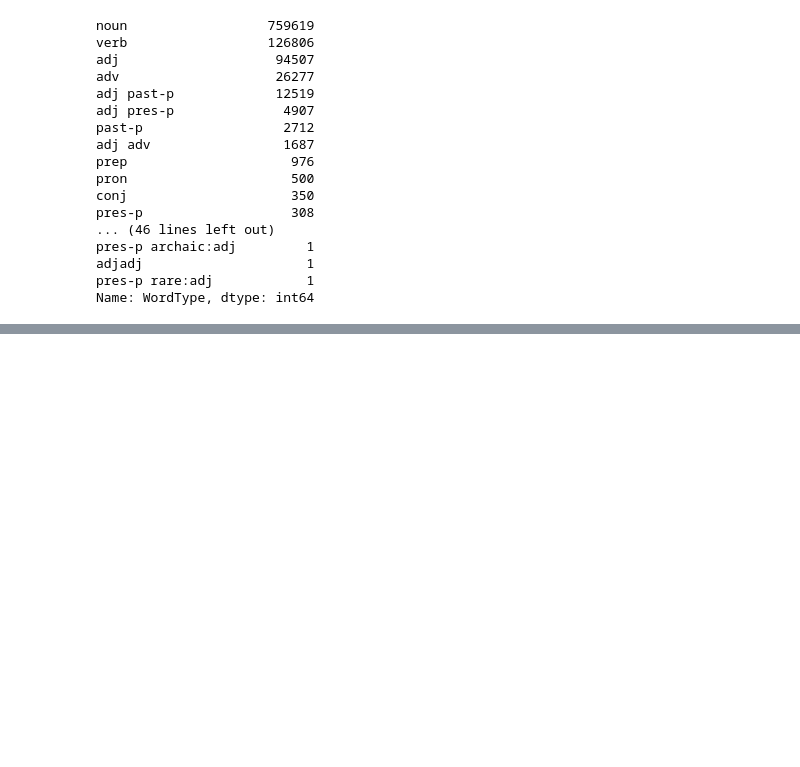
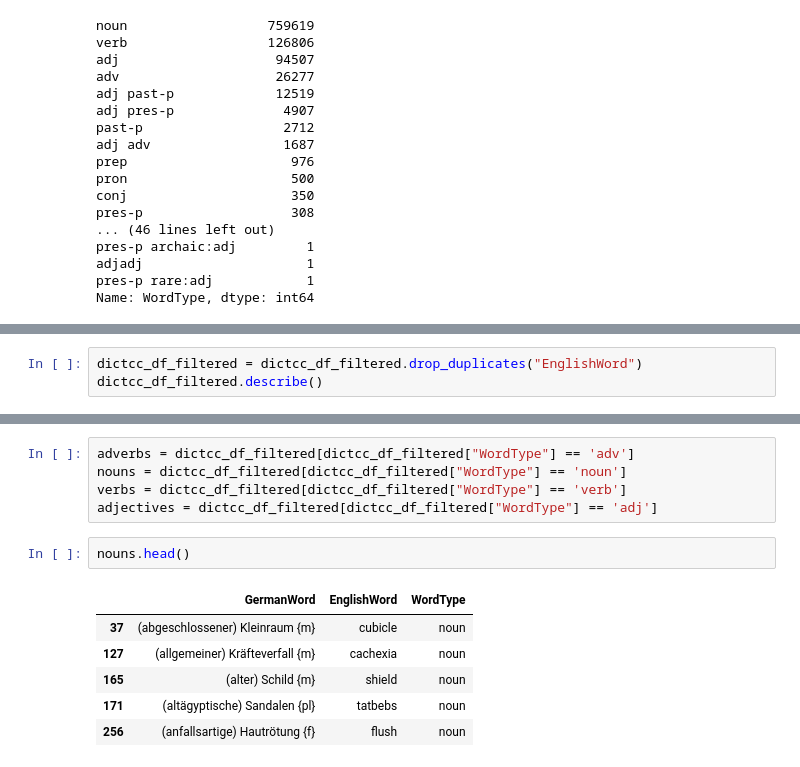
Before and after one commit to sdaros/placeword, a Jupyter notebook: dictcc_dictionary.ipynb, the cells around one changed output, grey strips where cells are left out. Drawn from its saved outputs; the diff is of its cells as text; blank space fills up the shorter version.

```diff
--- a/dictcc_dictionary.ipynb
+++ b/dictcc_dictionary.ipynb
@@ -163,0 +130,3 @@ single_word_adjectives[lt_x_letters].describe()
+# %%
+dictcc_df_filtered = dictcc_df_filtered.drop_duplicates("EnglishWord")
+dictcc_df_filtered.describe()
@@ -163,0 +161,14 @@ single_word_adjectives[lt_x_letters].describe()
+# %%
+adverbs = dictcc_df_filtered[dictcc_df_filtered["WordType"] == 'adv']
+nouns = dictcc_df_filtered[dictcc_df_filtered["WordType"] == 'noun']
+verbs = dictcc_df_filtered[dictcc_df_filtered["WordType"] == 'verb']
+adjectives = dictcc_df_filtered[dictcc_df_filtered["WordType"] == 'adj']
+# %%
+nouns.head()
+# %% [output]
+|  | GermanWord | EnglishWord | WordType |
+| 37 | (abgeschlossener) Kleinraum {m} | cubicle | noun |
+| 127 | (allgemeiner) Kräfteverfall {m} | cachexia | noun |
+| 165 | (alter) Schild {m} | shield | noun |
+| 171 | (altägyptische) Sandalen {pl} | tatbebs | noun |
+| 256 | (anfallsartige) Hautrötung {f} | flush | noun |
```
Also changed, not shown: parts of 22 cells of this notebook.
